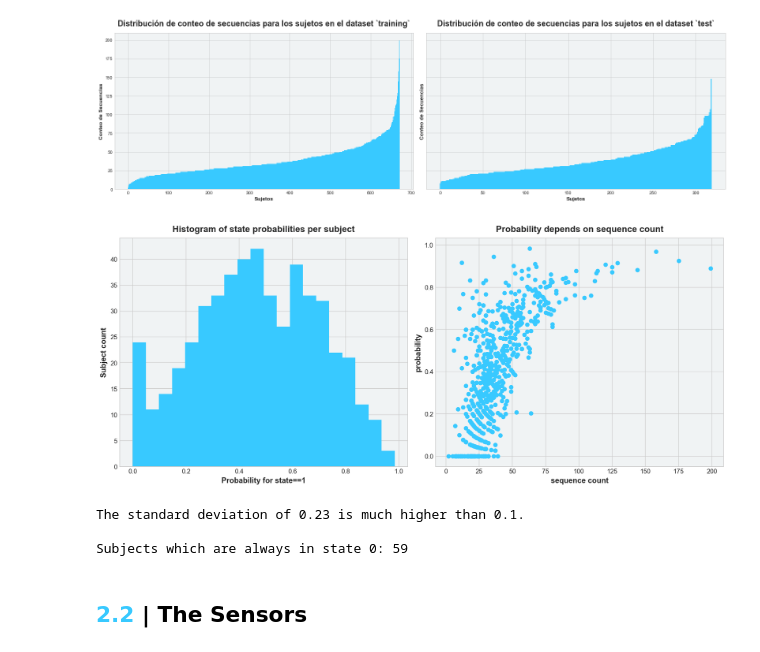
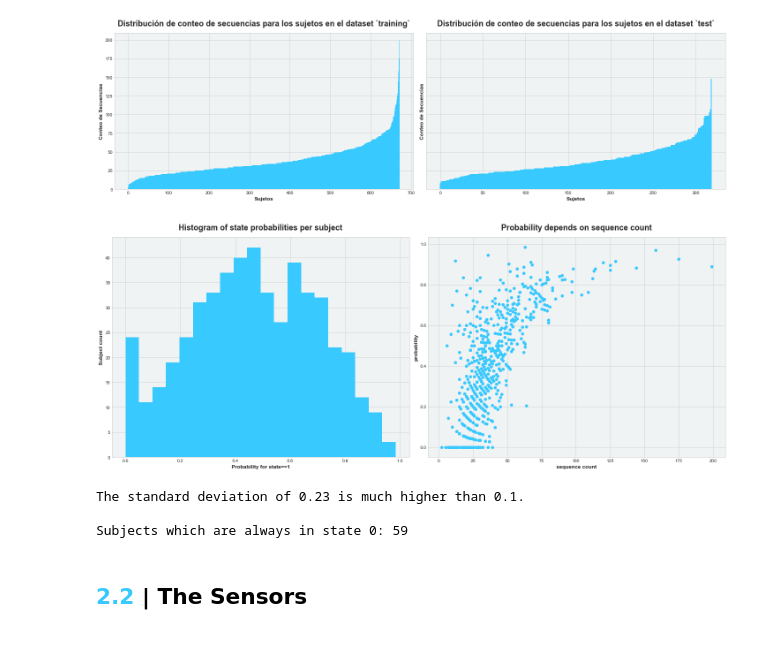
Before and after one commit to rdurango92/sensores, a Jupyter notebook: Sensores.ipynb, the cells around one changed output. Drawn from its saved outputs; the diff is of its cells as text; code cells hidden in the pictures.

```diff
--- a/Sensores.ipynb
+++ b/Sensores.ipynb
@@ -190,31 +190,31 @@ plt.show()
 # %%
 temp = train.groupby('sequence').subject.min() # dataframe with one row per sequence
 temp = train_labels.merge(temp, on='sequence') # adding the labels
 temp = temp.groupby('subject').agg({'state': 'mean', 'sequence': 'count'}).rename(columns={'state': 'probability', 'sequence': 'sequence_count'})
 temp1 = temp[temp.sequence_count >= 25].probability.rename('Probability of state==1')
 
-plt.figure(figsize=(14, 6))
+plt.figure(figsize=(20, 8))
 
 plt.subplot(1, 2, 1)
 plt.hist(temp1, bins=20,color = '#38c9ff')
 plt.ylabel('Subject count')
 plt.xlabel('Probability for state==1')
 plt.title('Histogram of state probabilities per subject')
 
 plt.subplot(1, 2, 2)
 plt.scatter(temp.sequence_count, temp.probability,color = '#38c9ff')
 plt.xlabel('sequence count')
 plt.ylabel('probability')
 plt.title('Probability depends on sequence count')
 
 plt.show()
 
 print()
 print(f"The standard deviation of {temp[temp.sequence_count >= 25].probability.std():.2f} is much higher than 0.1.")
 print()
 print('Subjects which are always in state 0:', (temp.probability == 0).sum())
 # %% [output]
-[figure, old version]
+[figure, new version]
 The standard deviation of 0.23 is much higher than 0.1.
 
 Subjects which are always in state 0: 59
```
